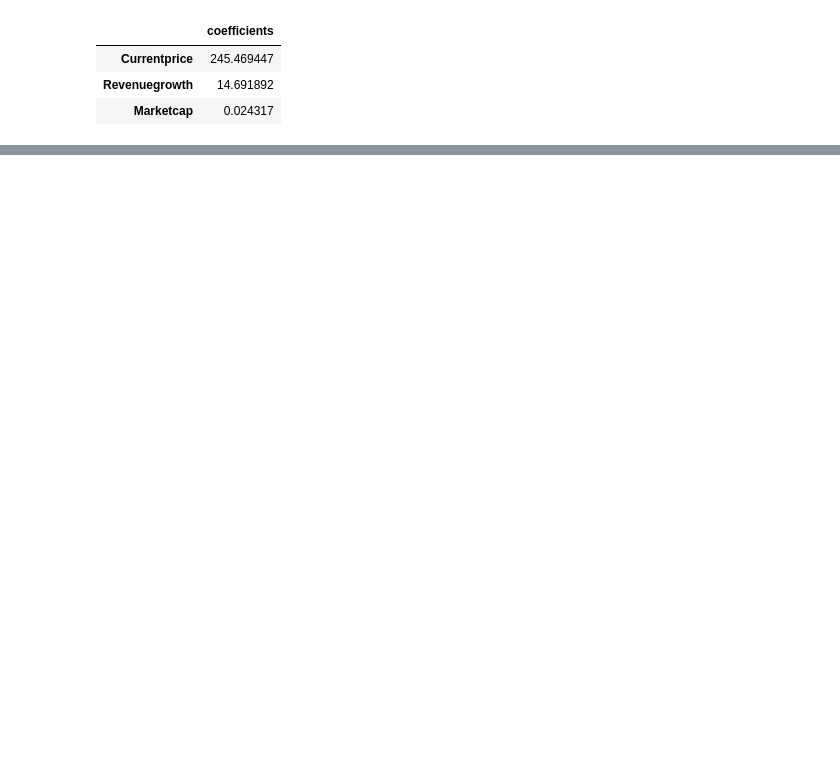
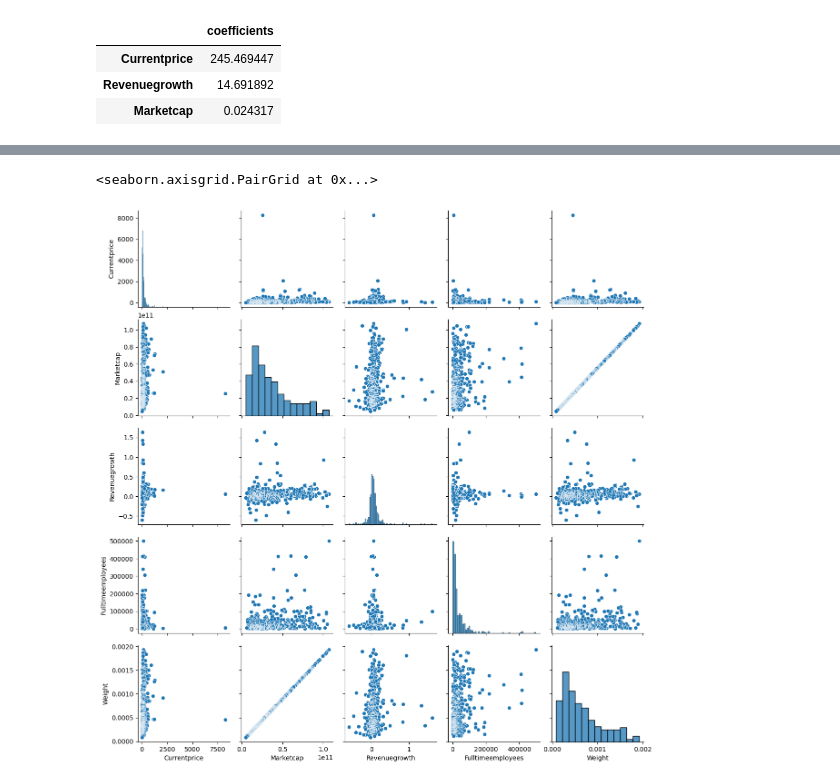
Before and after one commit to Tenzinyo/Stock_Analysis, a Jupyter notebook: stock_analysis.ipynb, the cells around one changed output, grey strips where cells are left out. Saved outputs shown, nothing was run; the diff lists cells and outputs as text; code cells hidden in the pictures; blank space fills up the shorter version.

```diff
--- a/stock_analysis.ipynb
+++ b/stock_analysis.ipynb
@@ -408,0 +418,3 @@ cdf
+# %%
+lowly_Weighted_Stock_df['Sector'] = lowly_Weighted_Stock_df['Sector'].replace({'Technology': 1, 'Consumer Cyclical': 3, 'Communication Services': 4, 'Financial Services': 5, 'Consumer Defensive':7,'Healthcare':2, 'Energy':10,'Basic Materials':11, 'Industrials':6,'Utilities':8})
+lowly_Weighted_Stock_df
@@ -408,0 +440,3 @@ cdf
+# %%
+sp500_binary_df_lowlyWeighted =lowly_Weighted_Stock_df[['Sector','Currentprice', 'Marketcap','Ebitda','Revenuegrowth','Fulltimeemployees','Weight']]
+sp500_binary_df_lowlyWeighted
@@ -408,0 +457,10 @@ cdf
+# %%
+#Identify and remove any outliers from the dataset to improve our model's accuracy
+sp500_binary_df_lowlyWeighted = sp500_binary_df_lowlyWeighted.select_dtypes(include=[float,int])
+z_scores = np.abs(stats.zscore(sp500_binary_df_lowlyWeighted))
+#setting a threshold for outlier detection
+threshold = 3.0
+outliers = np.where(z_scores > threshold)
+# %%
+cleaned_sp500_binary_df_lowlyWeighted = sp500_binary_df_lowlyWeighted.drop(sp500_binary_df_lowlyWeighted.index[[0, 0, 87]],axis=0)
+cleaned_sp500_binary_df_lowlyWeighted
@@ -408,0 +481,5 @@ cdf
+# %%
+sns.pairplot(cleaned_sp500_binary_df_lowlyWeighted)
+# %% [output]
+<seaborn.axisgrid.PairGrid at 0x...>
+[figure, added]
```
Also changed, not shown: parts of 16 cells of this notebook.
